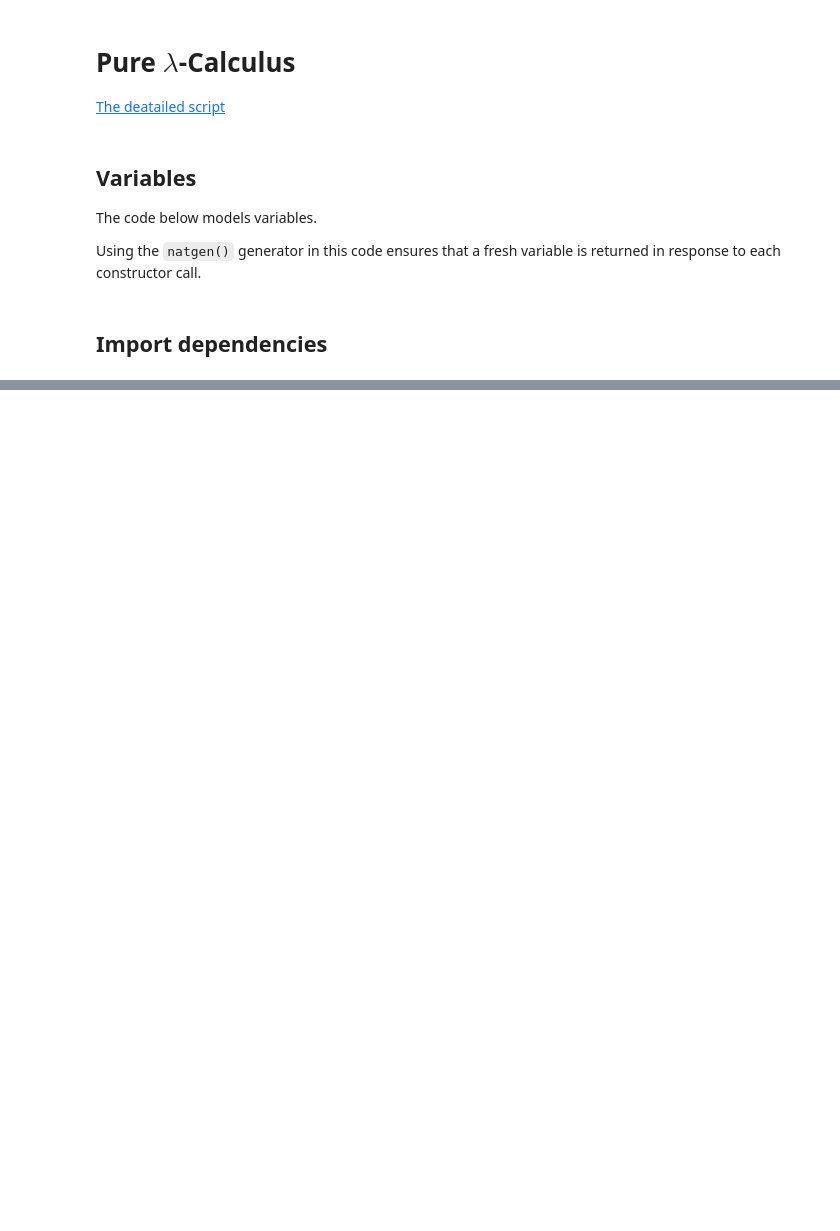
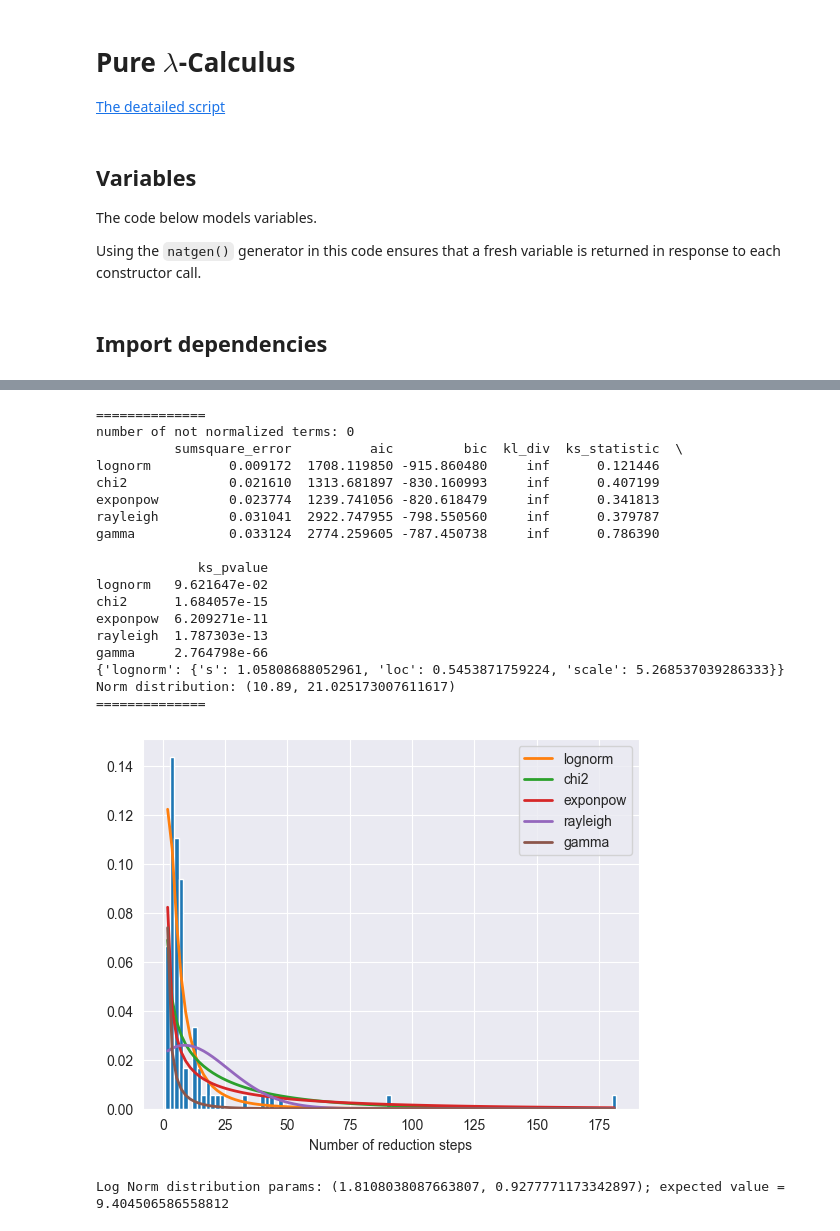
Before and after one commit to alex-deineha/pure-calculus, a Jupyter notebook: src/tests_2/p_calc_egreedy_ndet_action_based.ipynb, the cells around one changed output, grey strips where cells are left out. Cells and saved outputs as stored; diff of their text form; code cells hidden in the pictures; blank space fills up the shorter version.

```diff
--- a/src/tests_2/p_calc_egreedy_ndet_action_based.ipynb
+++ b/src/tests_2/p_calc_egreedy_ndet_action_based.ipynb
@@ -132,3 +213,26 @@ draw_cumulative_avg_comparison(comp_data)
+# %%
+draw_hist(stepsLO)
+# %% [output]
+==============
+number of not normalized terms: 0
+          sumsquare_error          aic         bic  kl_div  ks_statistic  \
+lognorm          0.009172  1708.119850 -915.860480     inf      0.121446
+chi2             0.021610  1313.681897 -830.160993     inf      0.407199
+exponpow         0.023774  1239.741056 -820.618479     inf      0.341813
+rayleigh         0.031041  2922.747955 -798.550560     inf      0.379787
+gamma            0.033124  2774.259605 -787.450738     inf      0.786390
+
+             ks_pvalue
+lognorm   9.621647e-02
+chi2      1.684057e-15
+exponpow  6.209271e-11
+rayleigh  1.787303e-13
+gamma     2.764798e-66
+{'lognorm': {'s': 1.05808688052961, 'loc': 0.5453871759224, 'scale': 5.268537039286333}}
+Norm distribution: (10.89, 21.025173007611617)
+==============
+[figure, added]
+Log Norm distribution params: (1.8108038087663807, 0.9277771173342897); expected value = 9.404506586558812
 # %%
 draw_hist(stepsRI)
 # %% [output]
```
Also changed, not shown: parts of 12 cells of this notebook.
